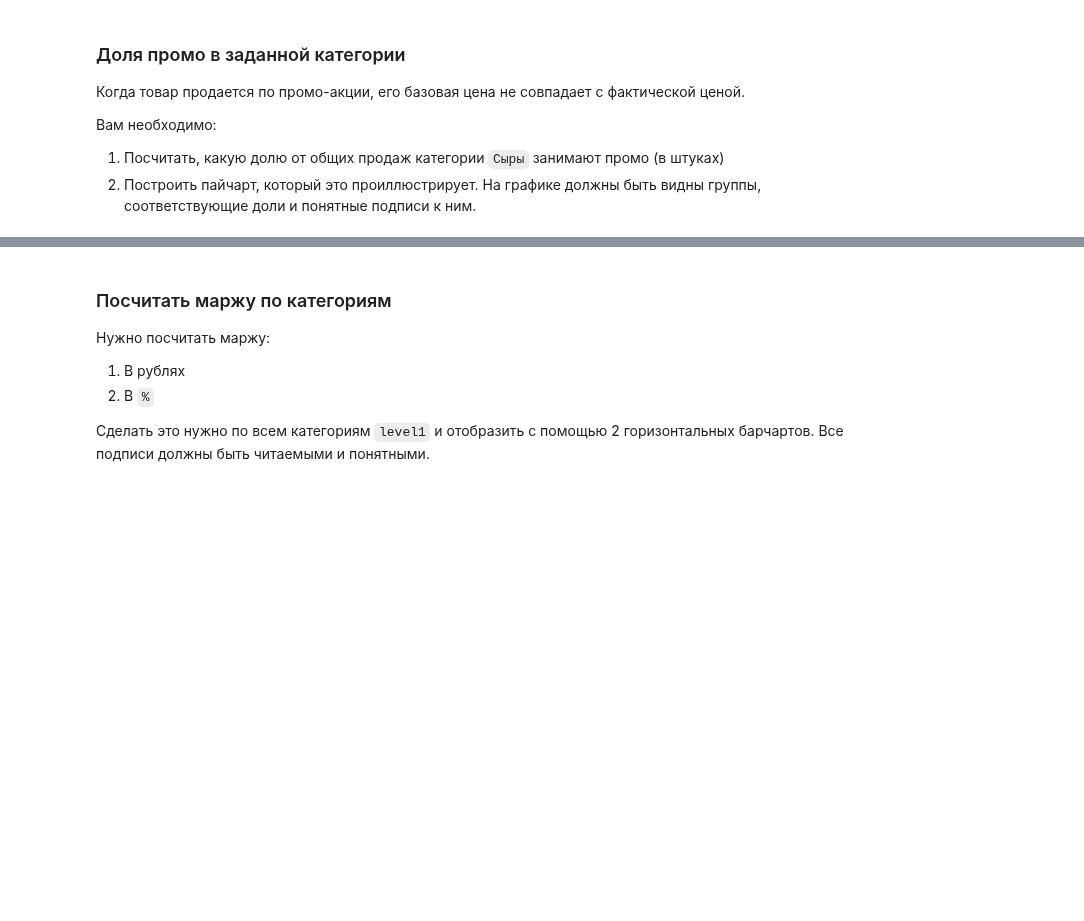
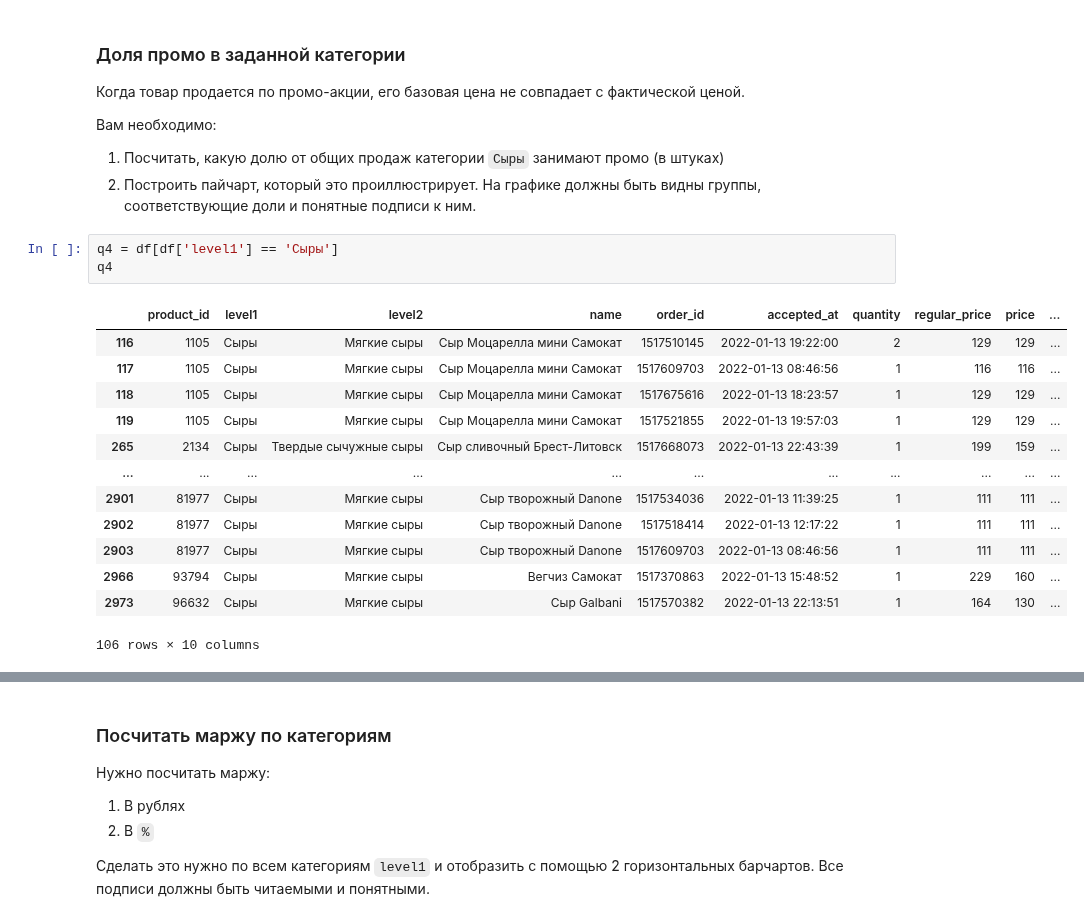
Before and after one commit to mishandri/Data-Analysis, a Jupyter notebook: 10. Итоговый проект Pandas/Решение.ipynb, the cells around one changed output, grey strips where cells are left out. Drawn from its saved outputs; the diff is of its cells as text; blank space fills up the shorter version.

```diff
--- a/10. Итоговый проект Pandas/Решение.ipynb
+++ b/10. Итоговый проект Pandas/Решение.ipynb
@@ -162,3 +162,20 @@ float(q3)
 
 1.  Посчитать, какую долю от общих продаж категории `Сыры` занимают промо (в штуках)
 2.  Построить пайчарт, который это проиллюстрирует. На графике должны быть видны группы, соответствующие доли и понятные подписи к ним.
+# %%
+q4 = df[df['level1'] == 'Сыры']
+q4
+# %% [output]
+|  | product_id | level1 | level2 | name | order_id | accepted_at | quantity | regular_price | price | ... |
+| 116 | 1105 | Сыры | Мягкие сыры | Сыр Моцарелла мини Самокат | 1517510145 | 2022-01-13 19:22:00 | 2 | 129 | 129 | ... |
+| 117 | 1105 | Сыры | Мягкие сыры | Сыр Моцарелла мини Самокат | 1517609703 | 2022-01-13 08:46:56 | 1 | 116 | 116 | ... |
+| 118 | 1105 | Сыры | Мягкие сыры | Сыр Моцарелла мини Самокат | 1517675616 | 2022-01-13 18:23:57 | 1 | 129 | 129 | ... |
+| 119 | 1105 | Сыры | Мягкие сыры | Сыр Моцарелла мини Самокат | 1517521855 | 2022-01-13 19:57:03 | 1 | 129 | 129 | ... |
+| 265 | 2134 | Сыры | Твердые сычужные сыры | Сыр сливочный Брест-Литовск | 1517668073 | 2022-01-13 22:43:39 | 1 | 199 | 159 | ... |
+| ... | ... | ... | ... | ... | ... | ... | ... | ... | ... | ... |
+| 2901 | 81977 | Сыры | Мягкие сыры | Сыр творожный Danone | 1517534036 | 2022-01-13 11:39:25 | 1 | 111 | 111 | ... |
+| 2902 | 81977 | Сыры | Мягкие сыры | Сыр творожный Danone | 1517518414 | 2022-01-13 12:17:22 | 1 | 111 | 111 | ... |
+| 2903 | 81977 | Сыры | Мягкие сыры | Сыр творожный Danone | 1517609703 | 2022-01-13 08:46:56 | 1 | 111 | 111 | ... |
+| 2966 | 93794 | Сыры | Мягкие сыры | Вегчиз Самокат | 1517370863 | 2022-01-13 15:48:52 | 1 | 229 | 160 | ... |
+| 2973 | 96632 | Сыры | Мягкие сыры | Сыр Galbani | 1517570382 | 2022-01-13 22:13:51 | 1 | 164 | 130 | ... |
+106 rows × 10 columns
```
Also changed, not shown: parts of 4 cells of this notebook.
